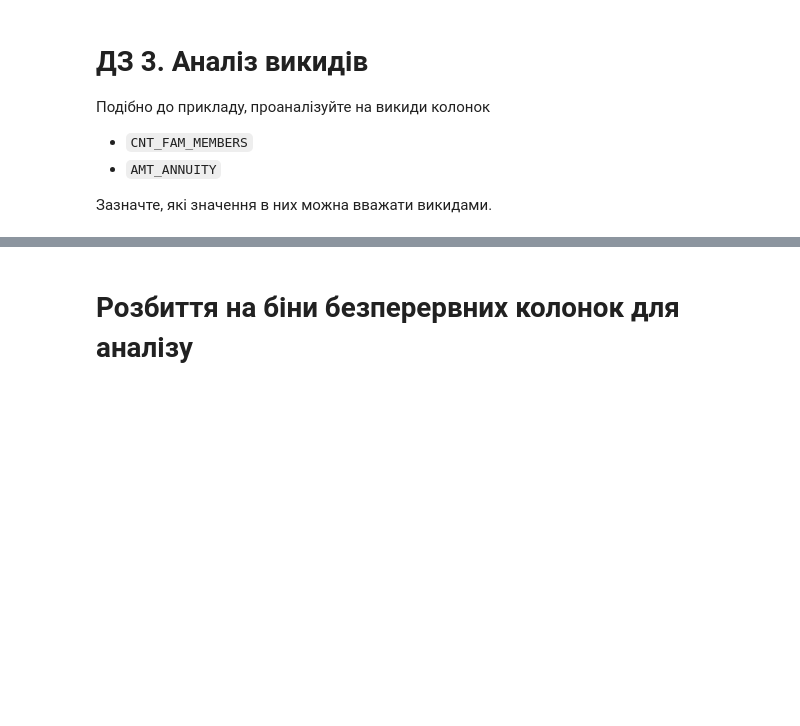
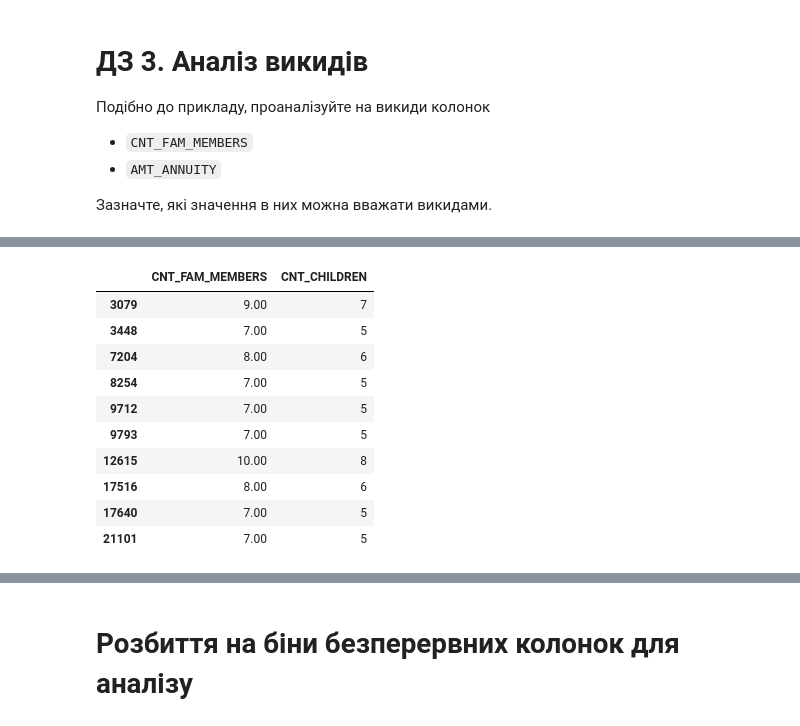
Before and after one commit to Johnny-Jackpot/python_for_ml_tasks, a Jupyter notebook: 1.2 Дослідницький аналіз даних/1_Credit_EDA.ipynb, the cells around one changed output, grey strips where cells are left out. Drawn from its saved outputs; the diff is of its cells as text; code cells hidden in the pictures; blank space fills up the shorter version.

```diff
--- a/1.2 Дослідницький аналіз даних/1_Credit_EDA.ipynb
+++ b/1.2 Дослідницький аналіз даних/1_Credit_EDA.ipynb
@@ -1690,0 +1715,14 @@ df[df['AMT_INCOME_TOTAL'] > 900000].head()
+# %%
+df[df['CNT_FAM_MEMBERS'] > 6][['CNT_FAM_MEMBERS', 'CNT_CHILDREN']].head(10)
+# %% [output]
+|  | CNT_FAM_MEMBERS | CNT_CHILDREN |
+| 3079 | 9.00 | 7 |
+| 3448 | 7.00 | 5 |
+| 7204 | 8.00 | 6 |
+| 8254 | 7.00 | 5 |
+| 9712 | 7.00 | 5 |
+| 9793 | 7.00 | 5 |
+| 12615 | 10.00 | 8 |
+| 17516 | 8.00 | 6 |
+| 17640 | 7.00 | 5 |
+| 21101 | 7.00 | 5 |
```
Also changed, not shown: parts of 12 cells of this notebook.
